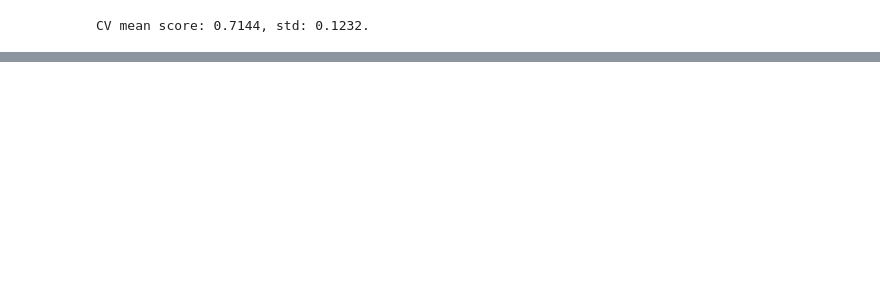
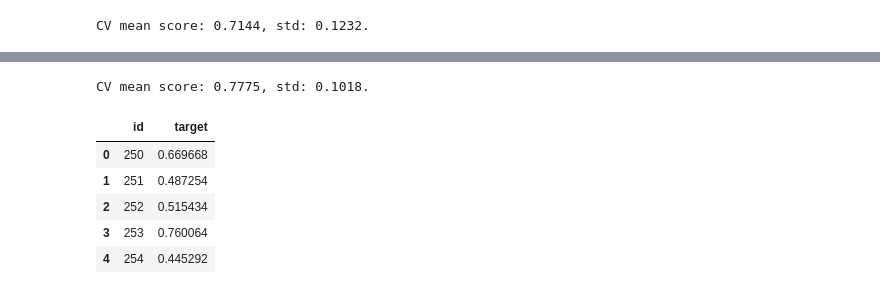
Before and after one commit to HQuality/Kagglez, a Jupyter notebook: Dont Overfit! II/Untitled.ipynb, the cells around one changed output, grey strips where cells are left out. Drawn from its saved outputs; the diff is of its cells as text; code cells hidden in the pictures; blank space fills up the shorter version.

```diff
--- a/Dont Overfit! II/Untitled.ipynb
+++ b/Dont Overfit! II/Untitled.ipynb
@@ -853,0 +869,8 @@ CV mean score: 0.7144, std: 0.1232.
+# %%
+scores_list = []
+for i in range (10, 301, 5):
+    s = RFE(model, i, step = 1)
+    X_train1 = s.fit_transform(X_train, y_train.values.astype(int))
+    X_test1 = s.transform(X_test)
+    oof_lr_1, prediction_lr_1, scores = train_model(X_train1, X_test1, y_train, params = None, model_type = 'sklearn', model = model)
+    scores_list.append(np.mean(scores))
@@ -853,0 +908,20 @@ CV mean score: 0.7144, std: 0.1232.
+# %%
+selector = RFE(model, 20, step=1)
+X_trainK = selector.fit_transform(X_train, y_train.values.astype(int))
+X_testK = selector.transform(X_test)
+oof_lr_1, prediction_lr_rfe_20, scores = train_model(X_trainK, X_testK, y_train, params=None, model_type='sklearn', model=model)
+# %% [output]
+CV mean score: 0.7775, std: 0.1018.
+# %%
+submission = pd.read_csv('sample_submission.csv')
+submission['target'] = prediction_lr_1
+submission.to_csv('rfe.csv', index = False)
+
+submission.head()
+# %% [output]
+|  | id | target |
+| 0 | 250 | 0.669668 |
+| 1 | 251 | 0.487254 |
+| 2 | 252 | 0.515434 |
+| 3 | 253 | 0.760064 |
+| 4 | 254 | 0.445292 |
```
Also changed, not shown: parts of 4 cells of this notebook, 1 other file.
